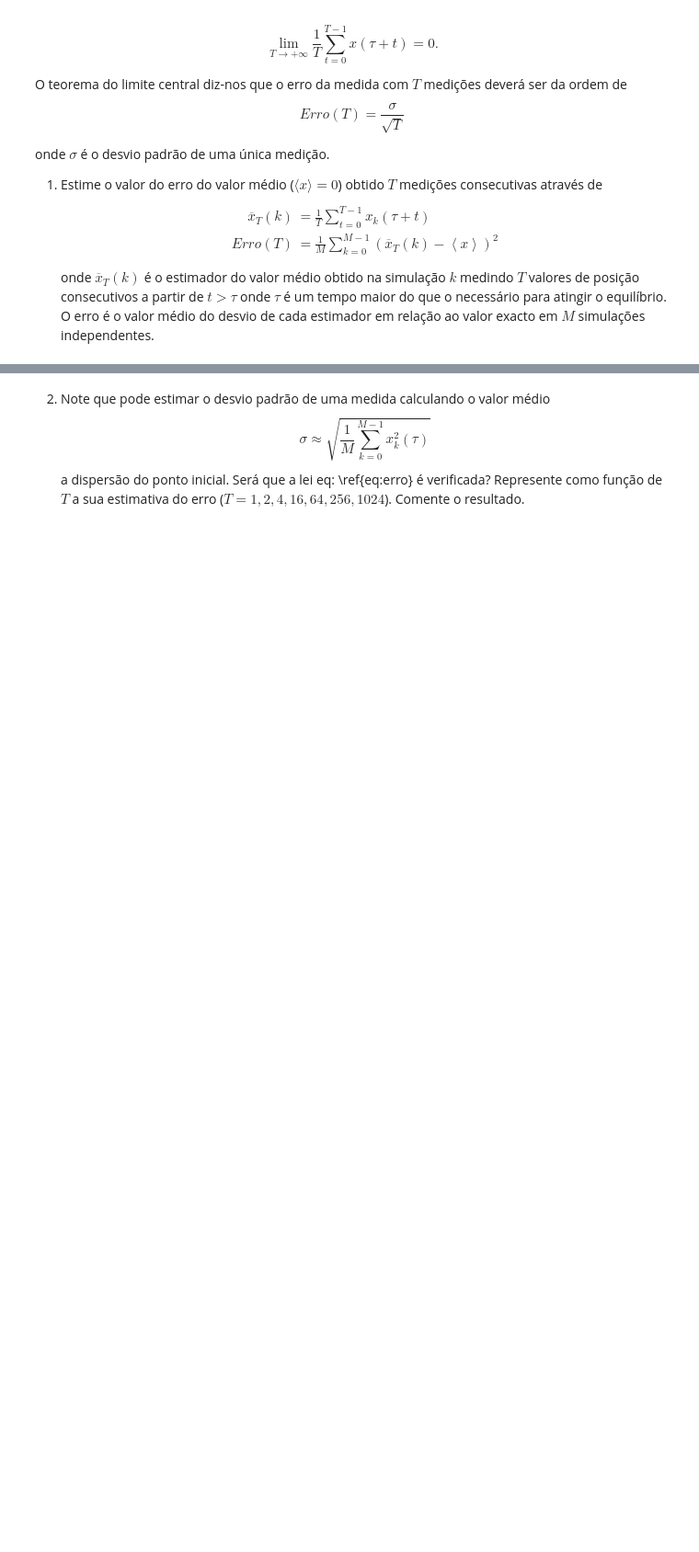
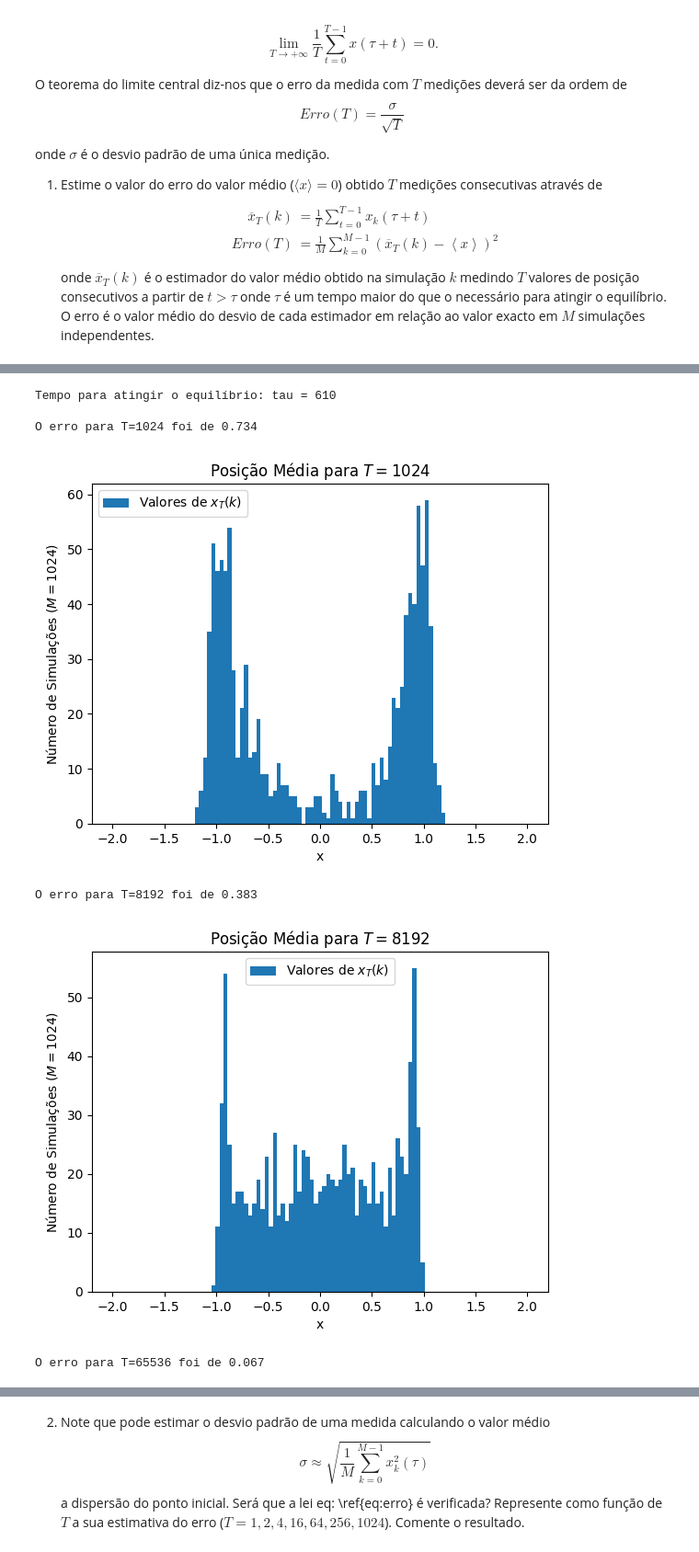
Before and after one commit to guilhermebaos/Aulas-Uni, a Jupyter notebook: Física Estatística/TPC2/TPC2.ipynb, the cells around one changed output, grey strips where cells are left out. Shown at 92% size. Drawn from its saved outputs; the diff is of its cells as text; code cells hidden in the pictures; blank space fills up the shorter version.

```diff
--- a/Física Estatística/TPC2/TPC2.ipynb
+++ b/Física Estatística/TPC2/TPC2.ipynb
@@ -890,2 +979,72 @@ Responda Aqui
 # %%
-# Responda Aqui
+# Parâmetros
+TT = [2**10, 2**13, 2**16]
+M = 2**10
+
+p0 = np.zeros(M)
+delta21 = 0.04
+beta21 = 2.0
+V21 = gerarV(beta21)
+
+
+# Matriz para um passo
+D21 = 101
+W21 = markov(V21, beta21, delta21, D21)
+
+# Valores e vetores próprios
+evals, evecsl, evecsr = sp.linalg.eig(W21, left=True)
+evals = np.array(evals)
+evecsl = np.array(evecsl).T
+evecsr = np.array(evecsr).T
+
+# Obter o índice correspondente a lambda = 1
+indexe = np.where(abs(evals-1) < 1e-5)[0]
+indexn = np.where(abs(evals-1) > 1e-5)
+
+# Projetar o estado inicial na base própria
+an = evecsl[:, D//2]
+
+# Calcular o tempo para atingir o equilíbrio
+ttmin = (np.log(np.abs(an[indexe] / an[indexn])) - 3) / np.log(np.abs(evals[indexn]))
+tau = int(max(ttmin)) + 1
+print(f"Tempo para atingir o equilíbrio: tau = {tau}\n")
+
+for i, T in enumerate(TT):
+    # Tempo total para executar a simulação
+    ttotal = tau + T
+
+    # Simular M passeios
+    pp = passeio1d(V21, beta21, delta21, p0, ttotal)
+
+    # Estimar o valor médio para cada um dos M passeios
+    xbar = np.average(pp[:,tau-1:], axis=1)
+
+    # Calcular o Erro (tendo em conta que a média de x é 0)
+    erro = np.sum(xbar**2) / M
+
+    # Mostrar o erro
+    print(f"O erro para T={T} foi de {erro:.3f}")
+
+    # Representar graficamente os valores médios da posição
+    plt.hist(xbar, label="Valores de $x_T(k)$", range=(-2, 2), bins=D)
+
+    if i == len(TT) - 1:
+        def normal(x: float) -> float:
+            return np.exp(-(x-np.average(xbar))**2/(2 * np.std(xbar)**2))/np.sqrt(2 * np.pi * np.std(xbar)**2)
+
+        plt.plot(np.linspace(-2, 2, 200), M * normal(np.linspace(-2, 2, 200)) * 4 / (D21-1), label="Ajuste gaussiano")
+
+
+    plt.title(f"Posição Média para $T = {T}$")
+    plt.xlabel("x")
+    plt.ylabel(f"Número de Simulações ($M = {M}$)")
+    plt.legend()
+    plt.show()
+# %% [output]
+Tempo para atingir o equilíbrio: tau = 610
+
+O erro para T=1024 foi de 0.734
+[figure, added]
+O erro para T=8192 foi de 0.383
+[figure, added]
+O erro para T=65536 foi de 0.067
```
Also changed, not shown: parts of 12 cells of this notebook.
